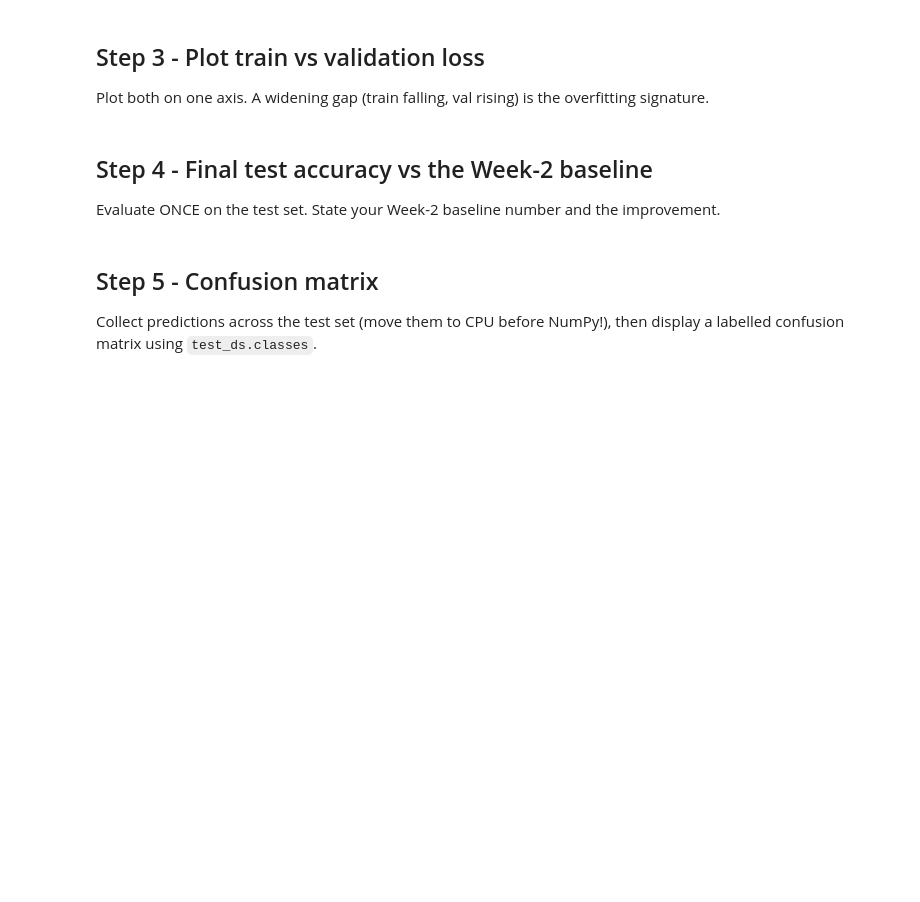
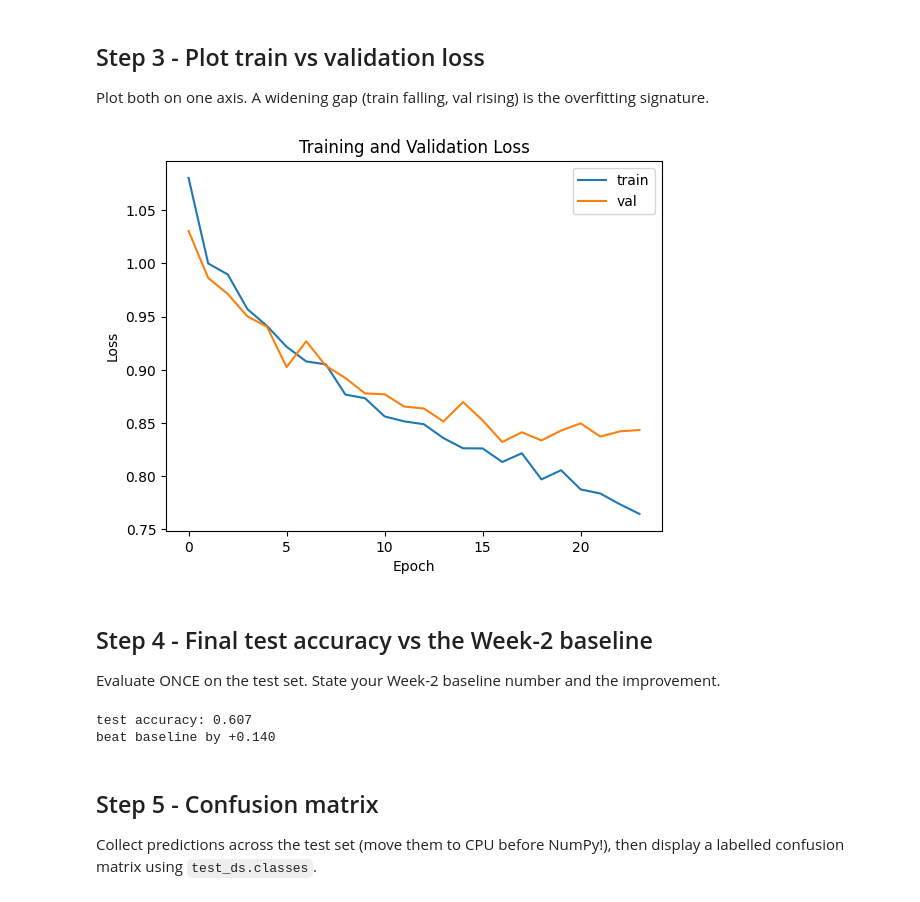
Before and after one commit to Ruchirr999/csot-ml-astronomy, a Jupyter notebook: submissions/Ruchirr999/week3/week3_eval_starter_submission.ipynb, the cells around one changed output. Drawn from its saved outputs; the diff is of its cells as text; code cells hidden in the pictures; blank space fills up the shorter version.

```diff
--- a/submissions/Ruchirr999/week3/week3_eval_starter_submission.ipynb
+++ b/submissions/Ruchirr999/week3/week3_eval_starter_submission.ipynb
@@ -221,14 +344,17 @@ Write `evaluate(model, loader, criterion, device)` that returns `(avg_loss, accu
 
 Run the training loop again, but each epoch also call `evaluate(model, val_loader, ...)`. Record `train_losses` and `val_losses` (and optionally `val_accs`).
 # %%
-# TODO: num_epochs=8; train_losses=[]; val_losses=[]
-#   for epoch in range(num_epochs):
-#       model.train(); running=0.0
-#       for inputs, targets in train_loader:
-#           inputs, targets = inputs.to(device), targets.to(device)
-#           optimizer.zero_grad(); out=model(inputs); loss=criterion(out, targets)
-#           loss.backward(); optimizer.step(); running += loss.item()*inputs.size(0)
-#       train_losses.append(running/len(train_loader.dataset))
-#       vl, va = evaluate(model, val_loader, criterion, device)
-#       val_losses.append(vl)
-#       print(f"epoch {epoch+1}: train {train_losses[-1]:.3f}  val {vl:.3f}  val_acc {va:.3f}")
+
+train_losses, val_losses, val_accs = [], [], []
+num_epochs=24; train_losses=[]; val_losses=[]
+for epoch in range(num_epochs):
+    model.train(); running=0.0
+    for inputs, targets in train_loader:
+
+      inputs, targets = inputs.to(device), targets.to(device)
+      optimizer.zero_grad(); out=model(inputs); loss=criterion(out, targets)
+      loss.backward(); optimizer.step(); running += loss.item()*inputs.size(0)
+    train_losses.append(running/len(train_loader.dataset))
+    vl, va = evaluate(model, val_loader, criterion, device)
+    val_losses.append(vl)
+    print(f"epoch {epoch+1}: train {train_losses[-1]:.3f}  val {vl:.3f}  val_acc {va:.3f}")
@@ -239,6 +383,15 @@ Plot both on one axis. A widening gap (train falling, val rising) is the overfit
 # %%
 # TODO: plt.plot(train_losses, label='train'); plt.plot(val_losses, label='val')
 #       label axes; legend; title; show. Then comment (Markdown) on overfitting.
+plt.plot(train_losses, label='train')
+plt.plot(val_losses, label='val')
+plt.xlabel('Epoch')
+plt.ylabel('Loss')
+plt.title('Training and Validation Loss')
+plt.legend()
+plt.show()
+# %% [output]
+[figure, added]
 # %% [markdown]
 ## Step 4 - Final test accuracy vs the Week-2 baseline
 
@@ -248,6 +401,13 @@ Evaluate ONCE on the test set. State your Week-2 baseline number and the improve
 #       print(f"test accuracy: {test_acc:.3f}")
 #       baseline = ...  # your Week-2 KNN/LogReg test accuracy
 #       print(f"beat baseline by {test_acc - baseline:+.3f}")
+test_loss, test_acc = evaluate(model, test_loader, criterion, device)
+print(f"test accuracy: {test_acc:.3f}")
+baseline = 0.4666666666666667
+print(f"beat baseline by {test_acc - baseline:+.3f}")
+# %% [output]
+test accuracy: 0.607
+beat baseline by +0.140
 # %% [markdown]
 ## Step 5 - Confusion matrix
 
```
Also changed, not shown: parts of 8 cells of this notebook.
